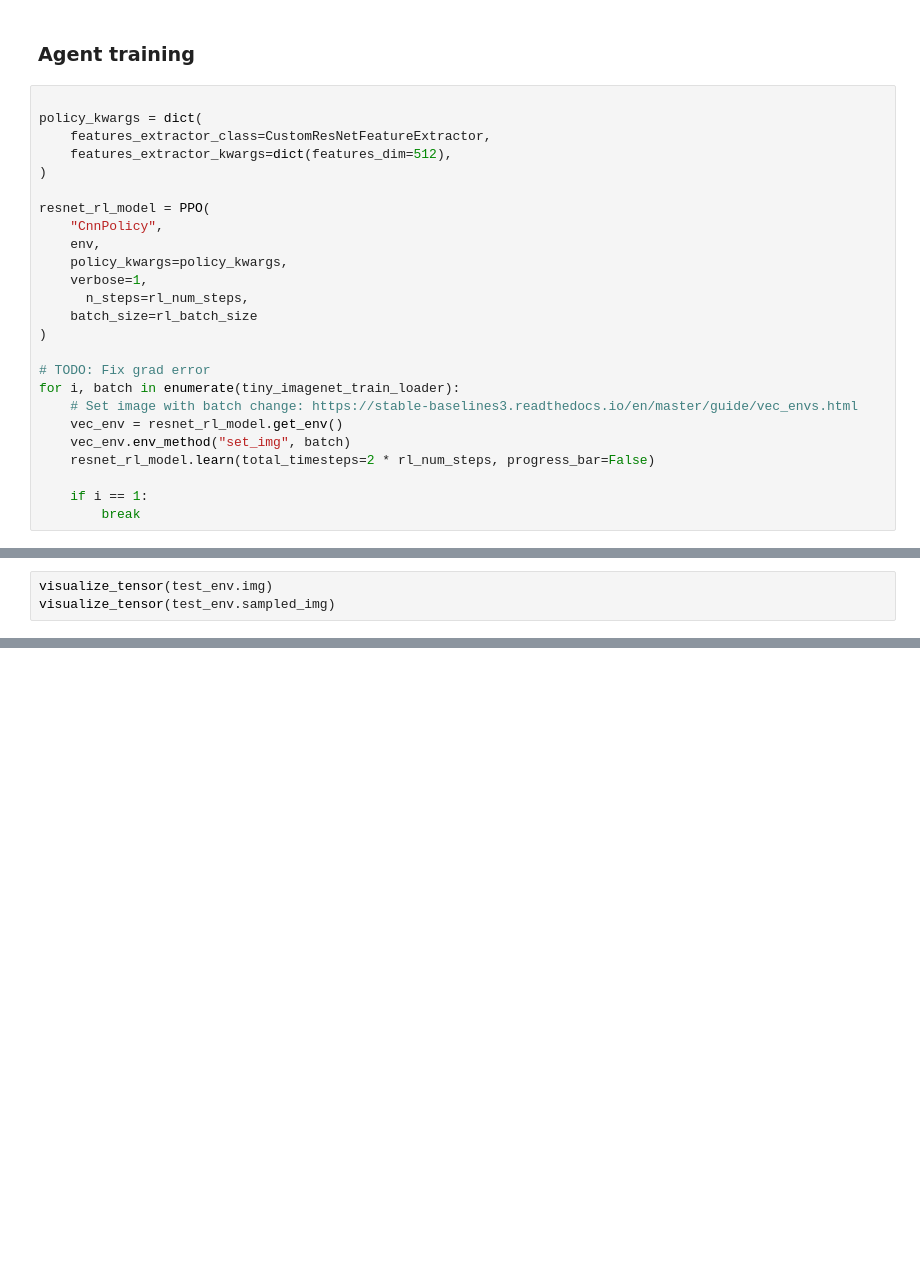
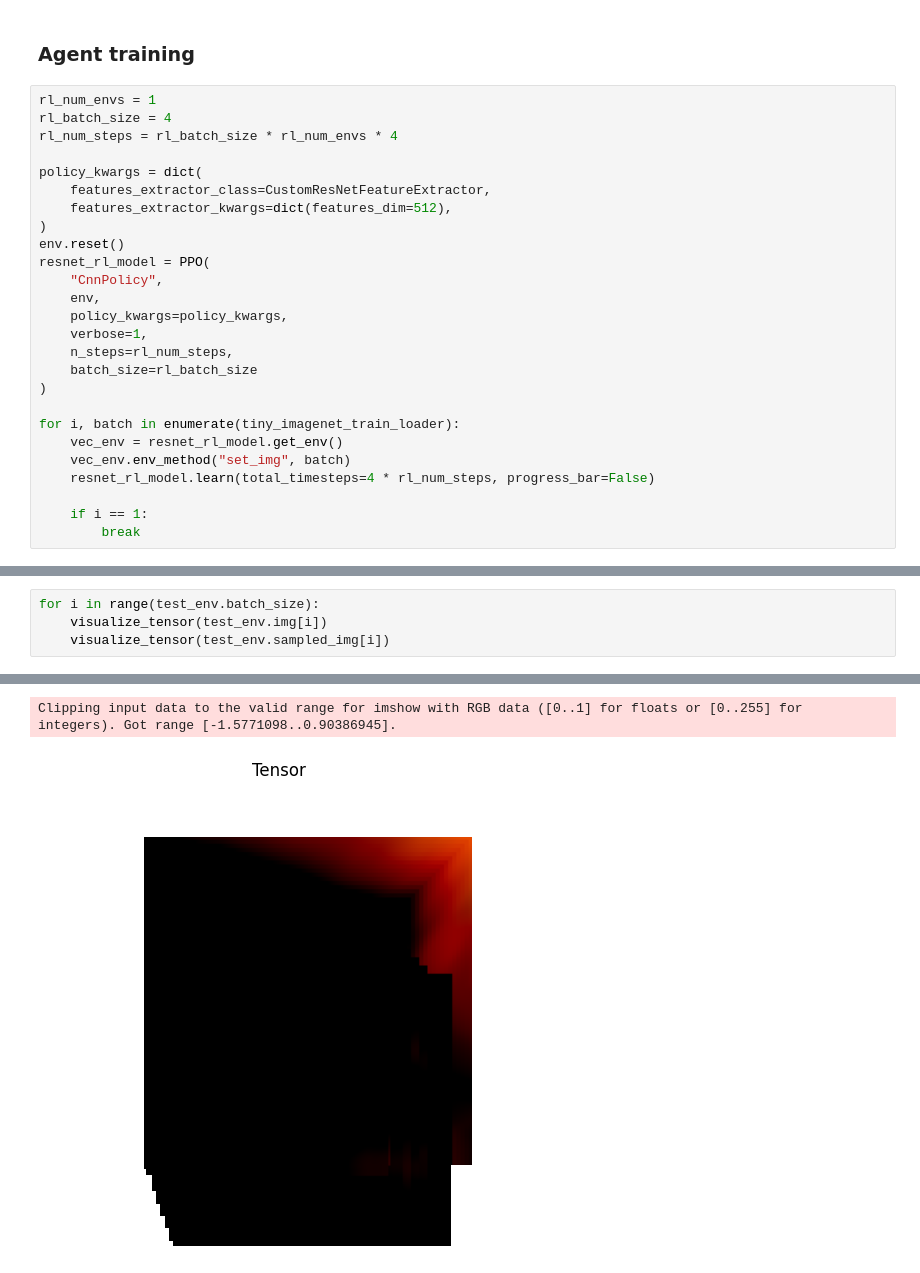
Before and after one commit to tcouso/uav_active_sensing, a Jupyter notebook: notebooks/3.02-rl-agent-training.ipynb, the cells around one changed output, grey strips where cells are left out. Drawn from its saved outputs; the diff is of its cells as text; blank space fills up the shorter version.

```diff
--- a/notebooks/3.02-rl-agent-training.ipynb
+++ b/notebooks/3.02-rl-agent-training.ipynb
@@ -88,27 +53,28 @@ Clipping input data to the valid range for imshow with RGB data ([0..1] for floa
 # %% [markdown]
 ### Agent training
 # %%
+rl_num_envs = 1
+rl_batch_size = 4
+rl_num_steps = rl_batch_size * rl_num_envs * 4
 
 policy_kwargs = dict(
     features_extractor_class=CustomResNetFeatureExtractor,
     features_extractor_kwargs=dict(features_dim=512),
 )
-
+env.reset()
 resnet_rl_model = PPO(
     "CnnPolicy",
     env,
     policy_kwargs=policy_kwargs,
     verbose=1,
-      n_steps=rl_num_steps,
+    n_steps=rl_num_steps,
     batch_size=rl_batch_size
 )
 
-# TODO: Fix grad error
 for i, batch in enumerate(tiny_imagenet_train_loader):
-    # Set image with batch change: https://stable-baselines3.readthedocs.io/en/master/guide/vec_envs.html
     vec_env = resnet_rl_model.get_env()
     vec_env.env_method("set_img", batch)
-    resnet_rl_model.learn(total_timesteps=2 * rl_num_steps, progress_bar=False)
+    resnet_rl_model.learn(total_timesteps=4 * rl_num_steps, progress_bar=False)
 
     if i == 1:
         break
@@ -156,3 +143,5 @@ for step in range(num_eval_steps):
 # %%
-visualize_tensor(test_env.img)
-visualize_tensor(test_env.sampled_img)
+for i in range(test_env.batch_size):
+    visualize_tensor(test_env.img[i])
+    visualize_tensor(test_env.sampled_img[i])
+# %% [output]
@@ -158,0 +150,2 @@ visualize_tensor(test_env.sampled_img)
+Clipping input data to the valid range for imshow with RGB data ([0..1] for floats or [0..255] for integers). Got range [-1.5771098..0.90386945].
+[figure, added]
```
Also changed, not shown: parts of 9 cells of this notebook, 2 other files.
